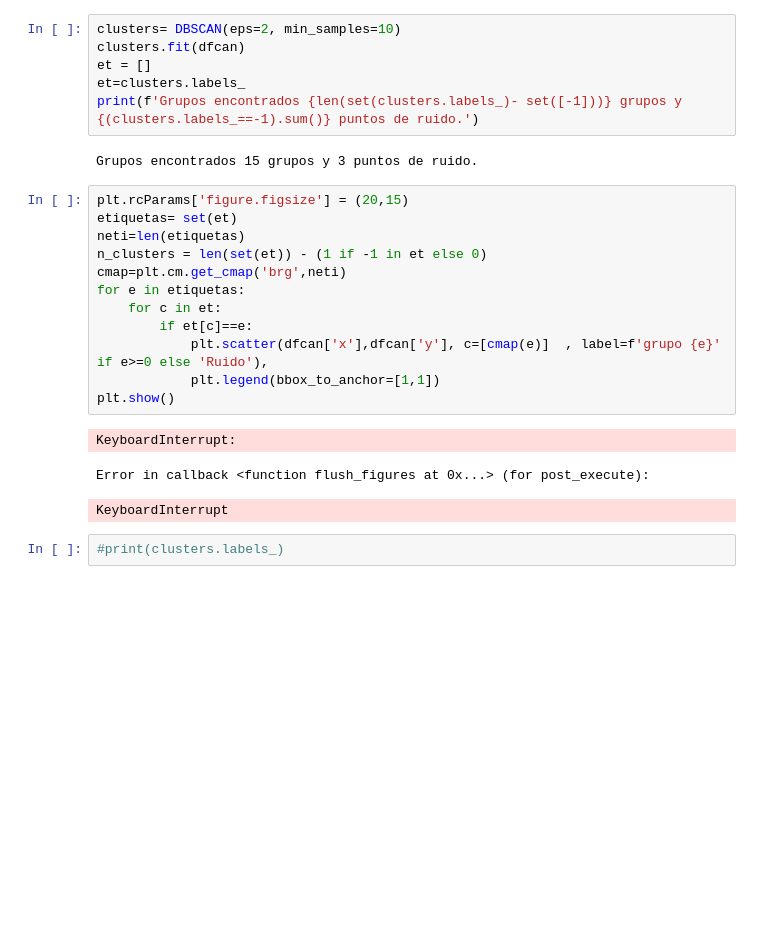
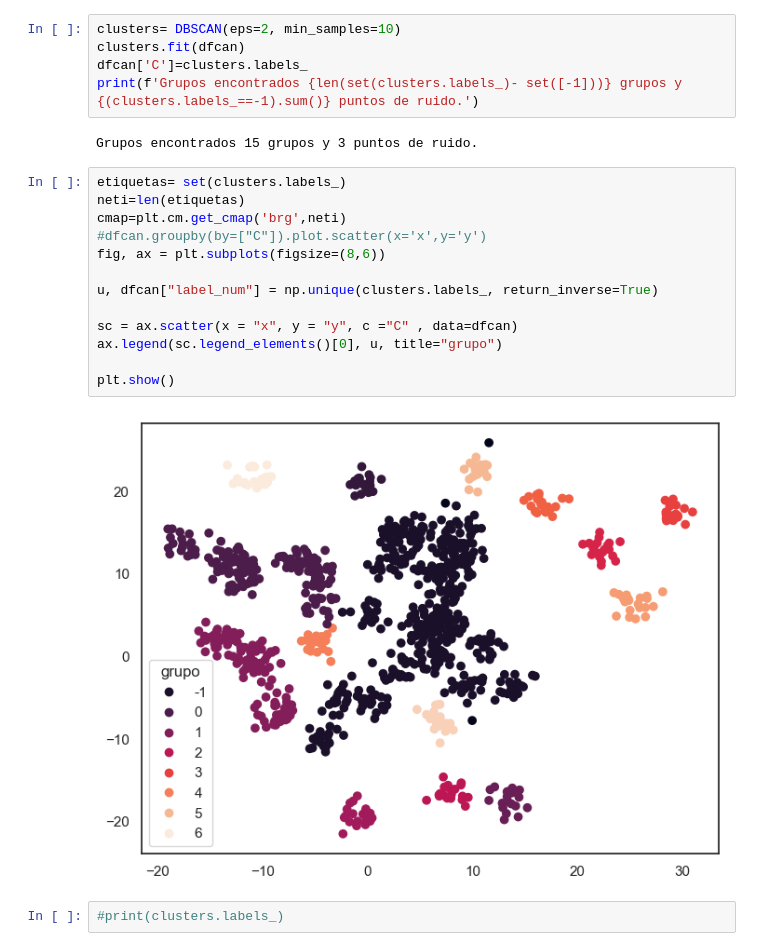
Before and after one commit to MrBloom911/TareasComputacional, a Jupyter notebook: Clustering.ipynb, the cells around one changed output. Drawn from its saved outputs; the diff is of its cells as text; blank space fills up the shorter version.

Commit message:
se hicieron otras pruebas para visualización de clustering sin embargo no entiendo por que pandas esta tomando tan raro los datos

```diff
--- a/Clustering.ipynb
+++ b/Clustering.ipynb
@@ -42,27 +42,25 @@ plt.show()
 # %%
 clusters= DBSCAN(eps=2, min_samples=10)
 clusters.fit(dfcan)
-et = []
-et=clusters.labels_
+dfcan['C']=clusters.labels_
 print(f'Grupos encontrados {len(set(clusters.labels_)- set([-1]))} grupos y {(clusters.labels_==-1).sum()} puntos de ruido.')
 # %% [output]
 Grupos encontrados 15 grupos y 3 puntos de ruido.
 # %%
-plt.rcParams['figure.figsize'] = (20,15)
-etiquetas= set(et)
+etiquetas= set(clusters.labels_)
 neti=len(etiquetas)
-n_clusters = len(set(et)) - (1 if -1 in et else 0)
 cmap=plt.cm.get_cmap('brg',neti)
-for e in etiquetas:
-    for c in et:
-        if et[c]==e:
-            plt.scatter(dfcan['x'],dfcan['y'], c=[cmap(e)]  , label=f'grupo {e}' if e>=0 else 'Ruido'),
-            plt.legend(bbox_to_anchor=[1,1])
+#dfcan.groupby(by=["C"]).plot.scatter(x='x',y='y')
+fig, ax = plt.subplots(figsize=(8,6))
+
+u, dfcan["label_num"] = np.unique(clusters.labels_, return_inverse=True)
+
+sc = ax.scatter(x = "x", y = "y", c ="C" , data=dfcan)
+ax.legend(sc.legend_elements()[0], u, title="grupo")
+
 plt.show()
 # %% [output]
-KeyboardInterrupt:
-Error in callback <function flush_figures at 0x...> (for post_execute):
-KeyboardInterrupt
+[figure, added]
 # %%
 #print(clusters.labels_)
 # %%
```
Also changed, not shown: parts of 1 cell of this notebook.
